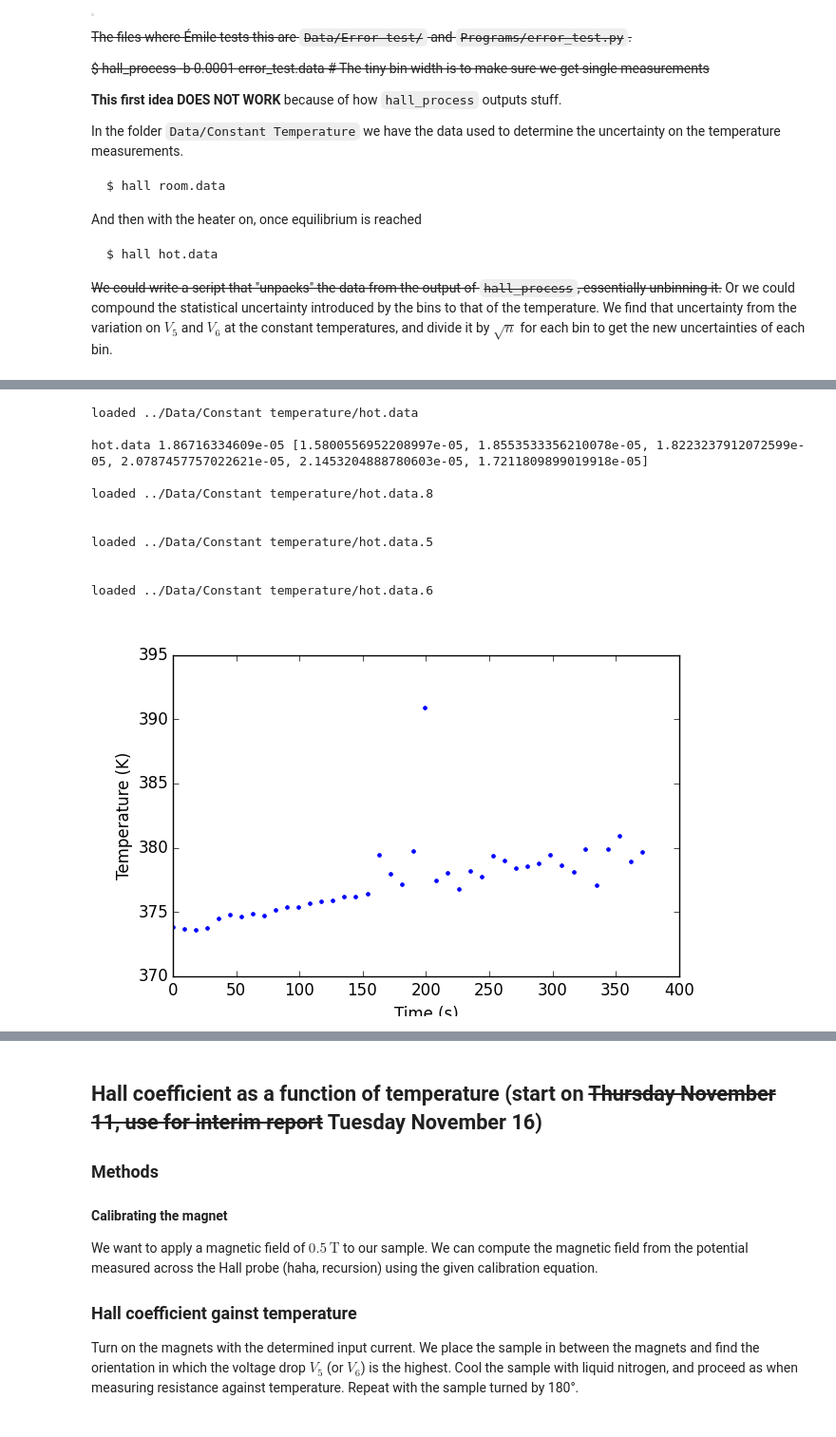
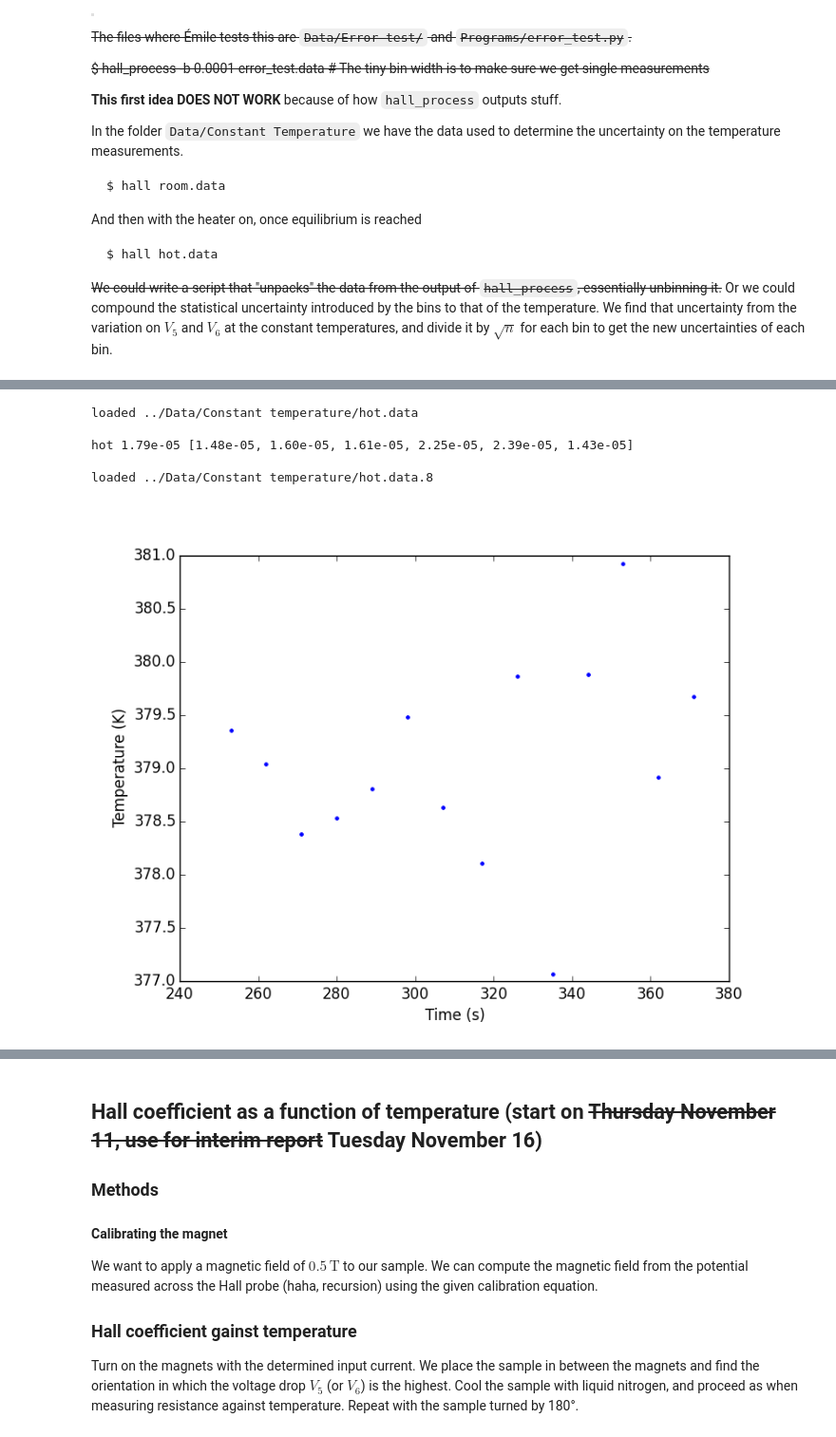
Before and after one commit to ejetzer/hall, a Jupyter notebook: Outline/Lab Outline.ipynb, the cells around one changed output, grey strips where cells are left out. Shown at 95% size. Drawn from its saved outputs; the diff is of its cells as text; code cells hidden in the pictures.

```diff
--- a/Outline/Lab Outline.ipynb
+++ b/Outline/Lab Outline.ipynb
@@ -276,29 +237,16 @@ fig1
 # %%
 data_file = '../Data/Constant temperature/hot.data'
-hot_err, hot_errs = error_test.make_error(data_file, xin=(150, 400))
-print 'hot.data', hot_err, hot_errs
-simple_plot.simple_plot(data_file+'.8', xlabel='Time (s)', ylabel='Temperature (K)')
-simple_plot.simple_plot(data_file+'.5', xlabel='Temperature (K)', ylabel='Potential (V)')
-simple_plot.simple_plot(data_file+'.6', xlabel='Temperature (K)', ylabel='Potential (V)')
-fig1 = Image('../Graphs/Simple plots/hot.data.8.png')
-#fig2 = Image('../Graphs/Simple plots/hot.data.5.png')
-#fig3 = Image('../Graphs/Simple plots/hot.data.6.png')
+hot_err, hot_errs = error_test.make_error(data_file, xin=(250, 400))
+print 'hot {:1.2e} [{:1.2e}, {:1.2e}, {:1.2e}, {:1.2e}, {:1.2e}, {:1.2e}]'.format(hot_err, *hot_errs)
+simple_plot.simple_plot(data_file+'.8', xlabel='Time (s)', ylabel='Temperature (K)', xmin=250, xmax=400)
+Image('../Graphs/Simple plots/hot.data.8.png')
 # %% [output]
 loaded ../Data/Constant temperature/hot.data
 
-hot.data 1.86716334609e-05 [1.5800556952208997e-05, 1.8553533356210078e-05, 1.8223237912072599e-05, 2.0787457757022621e-05, 2.1453204888780603e-05, 1.7211809899019918e-05]
+hot 1.79e-05 [1.48e-05, 1.60e-05, 1.61e-05, 2.25e-05, 2.39e-05, 1.43e-05]
 
 loaded ../Data/Constant temperature/hot.data.8
-
-
-loaded ../Data/Constant temperature/hot.data.5
-
-
-loaded ../Data/Constant temperature/hot.data.6
+[figure, added]
-# %%
-fig1
-# %% [output]
-[figure, removed]
 # %%
 reload(RvsT)
 
```
Also changed, not shown: parts of 29 cells of this notebook, 53 other files.
